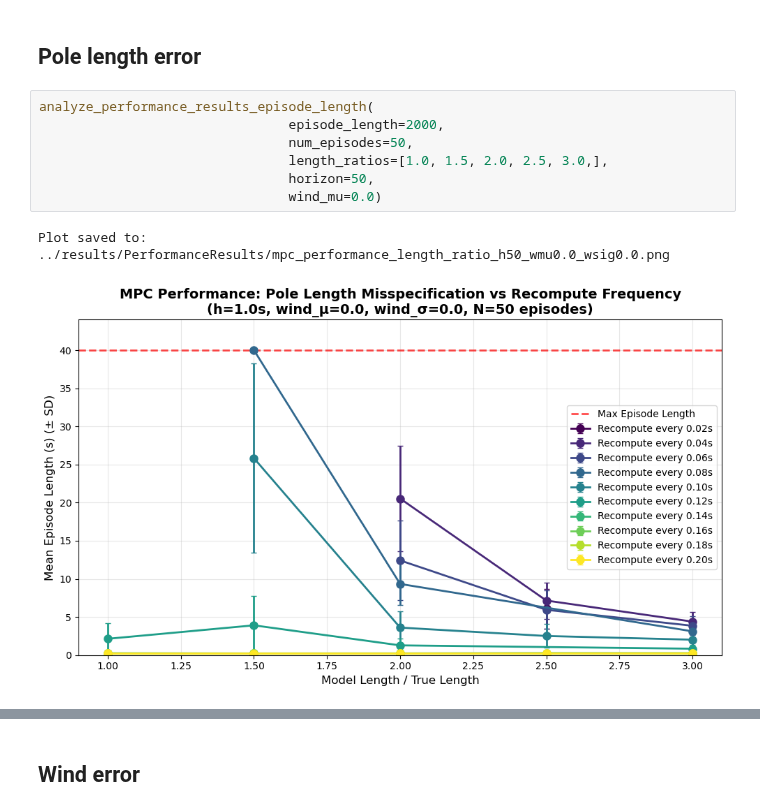
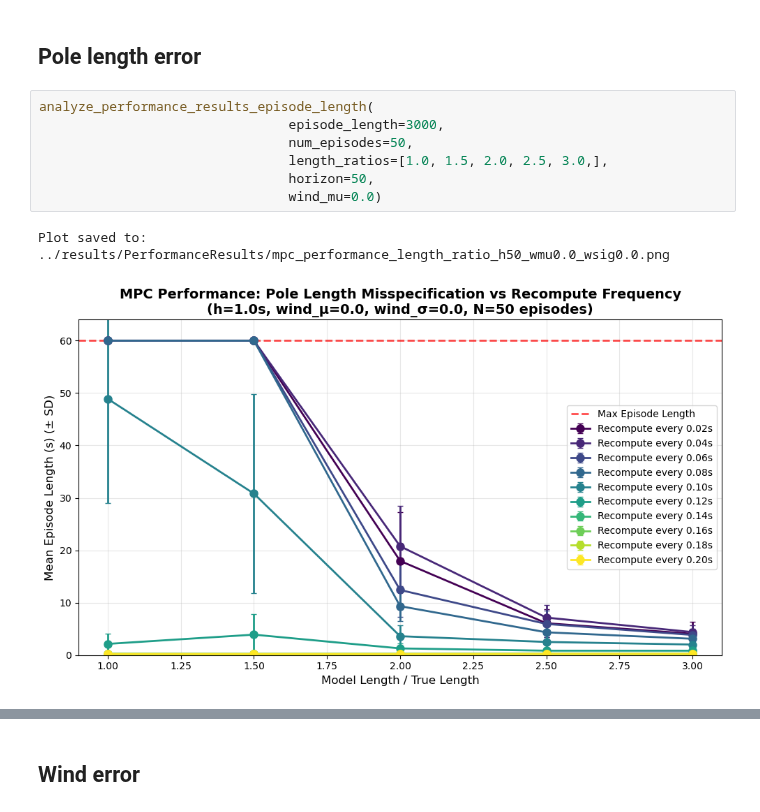
Before and after one commit to jtbuch/mpc_dojo, a Jupyter notebook: cartpole_optimization/notebooks/Cartpole_Control.ipynb, the cells around one changed output, grey strips where cells are left out. Drawn from its saved outputs; the diff is of its cells as text.

```diff
--- a/cartpole_optimization/notebooks/Cartpole_Control.ipynb
+++ b/cartpole_optimization/notebooks/Cartpole_Control.ipynb
@@ -51,14 +51,14 @@ import time
 ## Pole length error
 # %%
 analyze_performance_results_episode_length(
-                                episode_length=2000,
+                                episode_length=3000,
                                 num_episodes=50,
                                 length_ratios=[1.0, 1.5, 2.0, 2.5, 3.0,],
                                 horizon=50,
                                 wind_mu=0.0)
 # %% [output]
 Plot saved to: ../results/PerformanceResults/mpc_performance_length_ratio_h50_wmu0.0_wsig0.0.png
-[figure, old version]
+[figure, new version]
 # %%
 plot_4d_performance_heatmaps(results_folder="../results/PerformanceResults/",
                                 length_ratios=[1.0, 1.5, 2.0, 2.5, 3.0,],
```
Also changed, not shown: parts of 4 cells of this notebook, 3 other files.
